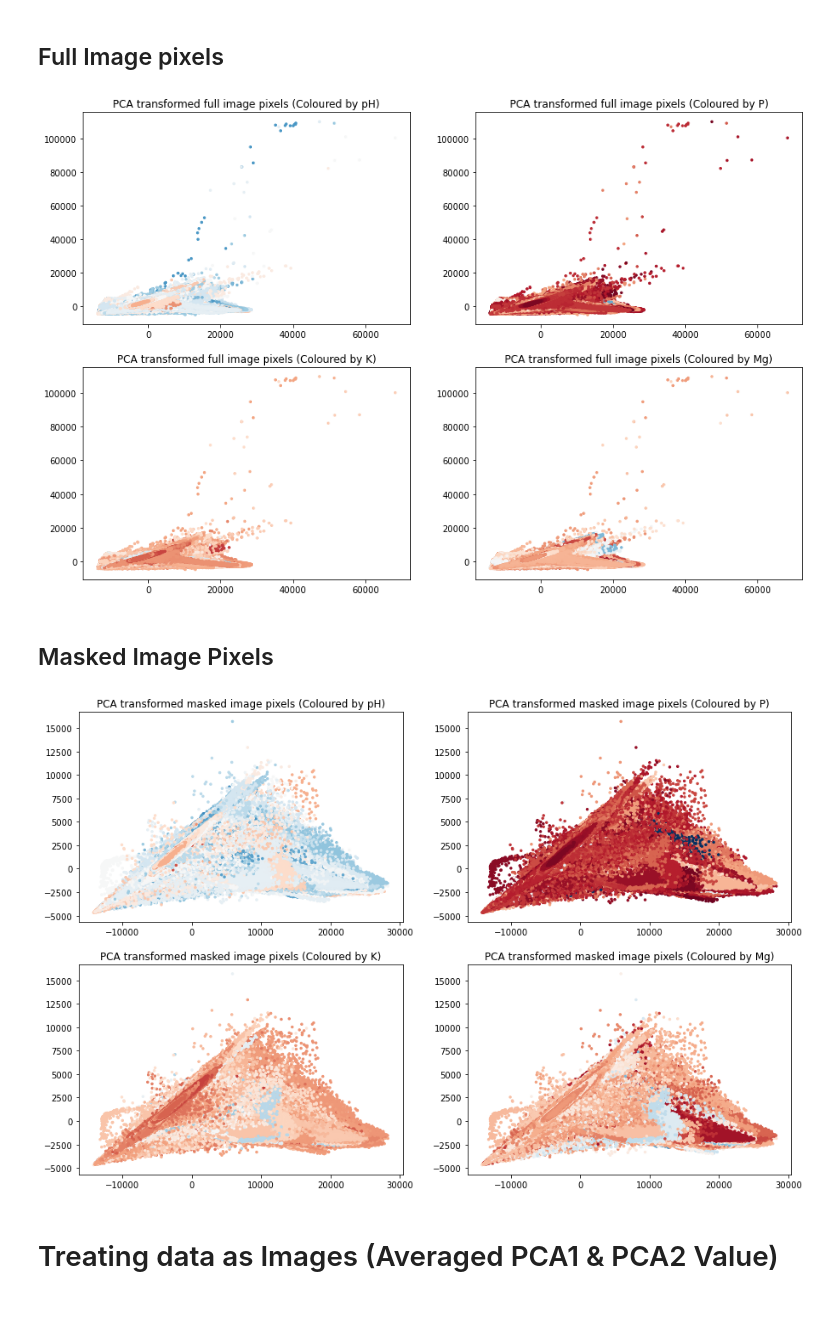
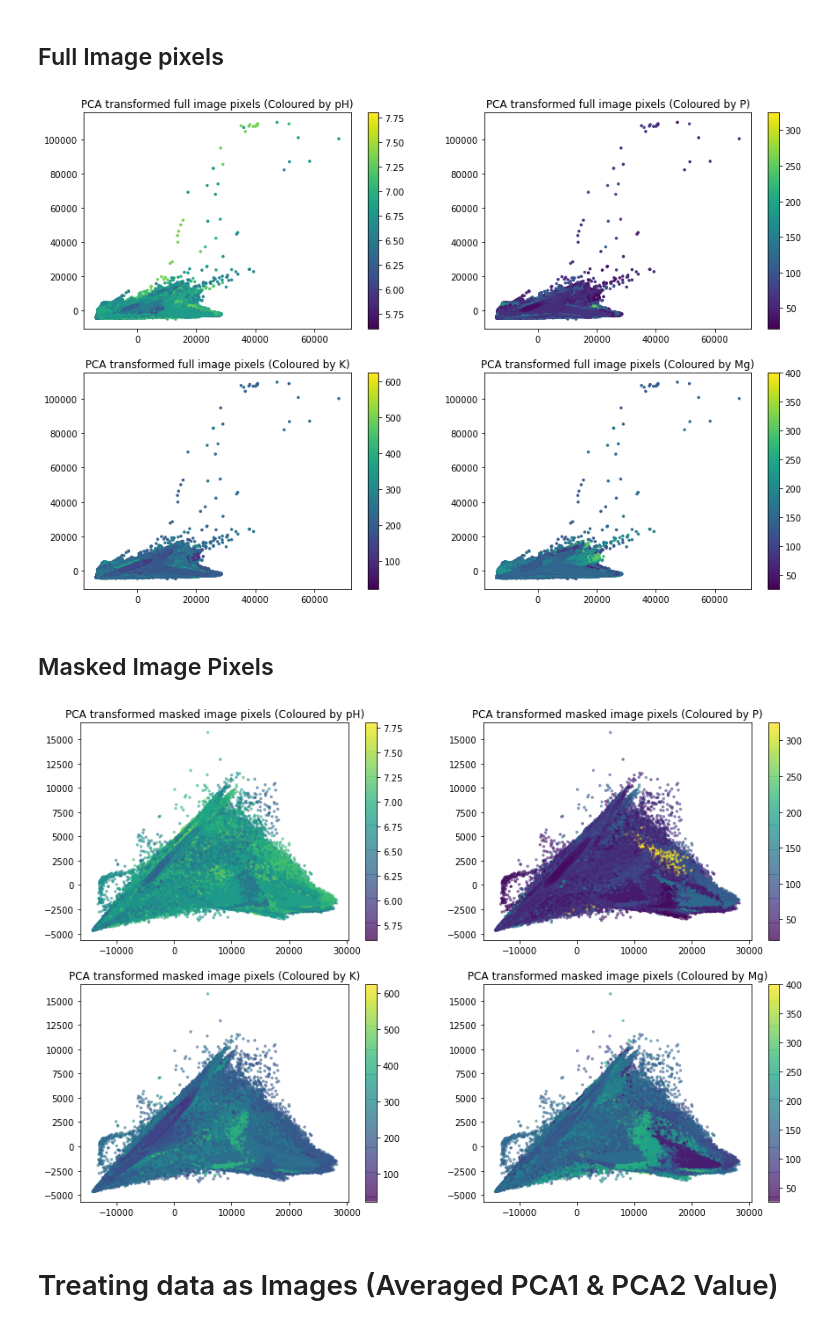
Before and after one commit to oakleighw/remote_sensing_hyperspectral_soil, a Jupyter notebook: PCA_Visuals.ipynb, the cells around one changed output. Saved outputs shown, nothing was run; the diff lists cells and outputs as text; code cells hidden in the pictures.

Commit message:
Added histograms to dataset exploration & PCA colorbars

```diff
--- a/PCA_Visuals.ipynb
+++ b/PCA_Visuals.ipynb
@@ -99,13 +99,11 @@ depVars = ['pH', 'P' , 'K', 'Mg']
 
 for i in range(0, len(depVars)):
     plt.subplot(2, 2, i+1)
-    plt.scatter(expandedDF['PCA1'], expandedDF['PCA2'], s = 6, c=expandedDF[depVars[i]], cmap='RdBu')
+    plt.scatter(expandedDF['PCA1'], expandedDF['PCA2'], s = 6, c=expandedDF[depVars[i]], cmap='viridis')
     plt.title(f"PCA transformed full image pixels (Coloured by {depVars[i]})")
-
-
-#create colormap legend
+    plt.colorbar()
 # %% [output]
-[figure, old version]
+[figure, new version]
 # %% [markdown]
 ## Masked Image Pixels
 # %%
@@ -113,11 +111,12 @@ maskedExpandedDF = expandDataframe(mRx_df, gt_df,maskedIndexing)
 # %%
 plt.figure(figsize=(15, 10))
 for i in range(0, len(depVars)):
     plt.subplot(2, 2, i+1)
-    plt.scatter(maskedExpandedDF['PCA1'], maskedExpandedDF['PCA2'], s = 6, c=maskedExpandedDF[depVars[i]], cmap='RdBu')
+    plt.scatter(maskedExpandedDF['PCA1'], maskedExpandedDF['PCA2'], s = 6, c=maskedExpandedDF[depVars[i]], alpha = 0.5, cmap='viridis')
     plt.title(f"PCA transformed masked image pixels (Coloured by {depVars[i]})")
+    plt.colorbar()
 # %% [output]
-[figure, old version]
+[figure, new version]
 # %% [markdown]
 # Treating data as Images (Averaged PCA1 & PCA2 Value)
 # %%
```
Also changed, not shown: parts of 13 cells of this notebook, 1 other file.
